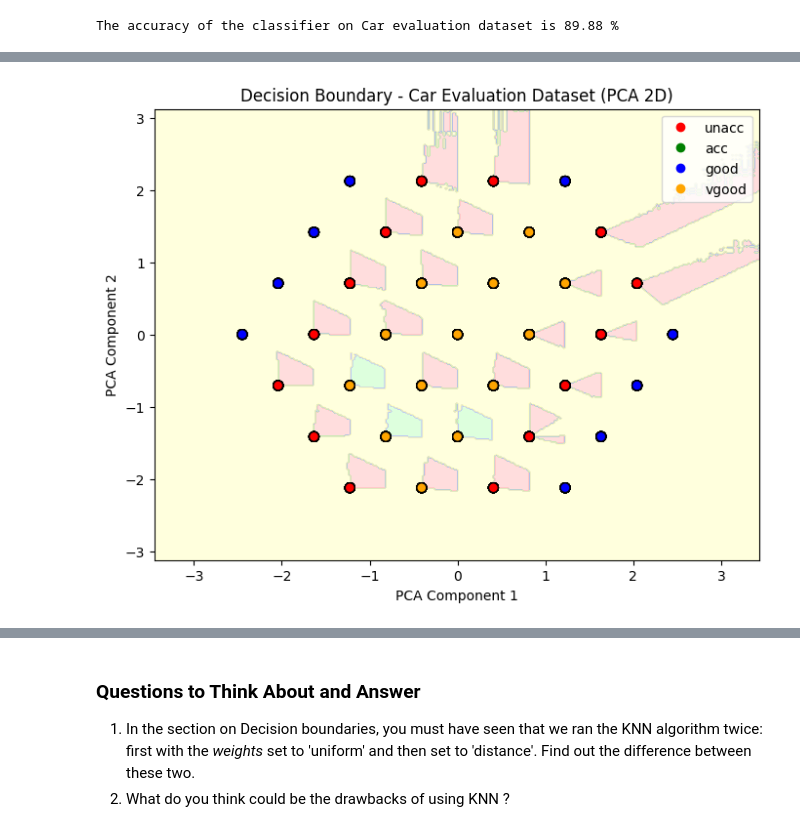
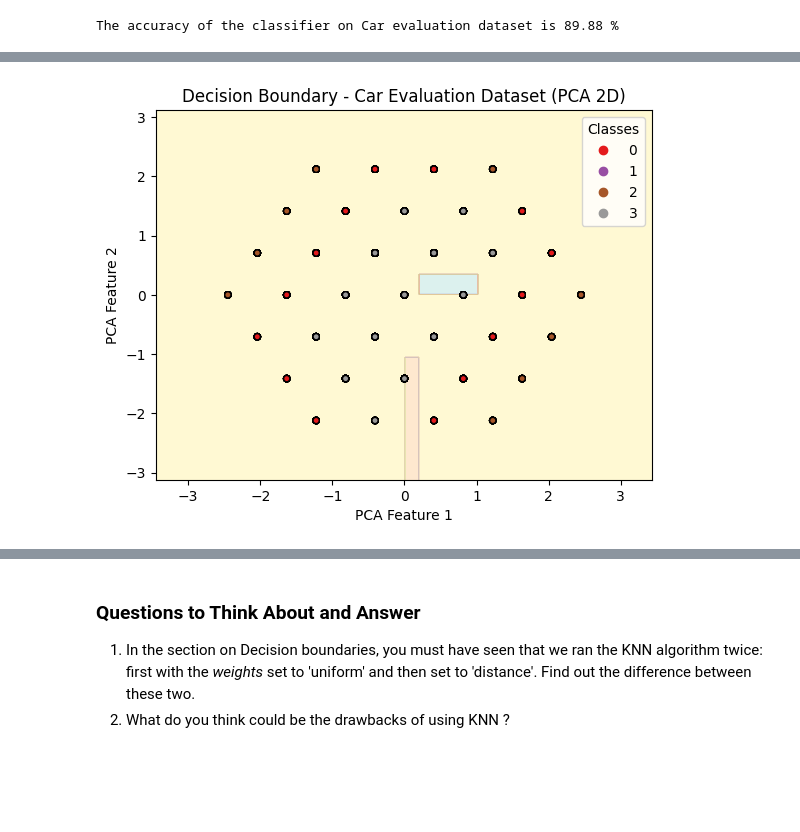
Before and after one commit to GnanaTrishala/IIITHYDERABAD_AIML_COURSE, a Jupyter notebook: Copy_of_AIML_Module_3_Lab_3_Implementing_KNN_from_scratch_and_visualize_Algorithm_performance.ipynb, the cells around one changed output, grey strips where cells are left out. Drawn from its saved outputs; the diff is of its cells as text; code cells hidden in the pictures; blank space fills up the shorter version.

```diff
--- a/Copy_of_AIML_Module_3_Lab_3_Implementing_KNN_from_scratch_and_visualize_Algorithm_performance.ipynb
+++ b/Copy_of_AIML_Module_3_Lab_3_Implementing_KNN_from_scratch_and_visualize_Algorithm_performance.ipynb
@@ -829,44 +866,53 @@ weighted avg       0.87      0.88      0.87       346
 # %%
 ## TASK-5
 ## Plot the Decision boundary diagram for the classifier of the Car evaluation dataset
+import pandas as pd
+import matplotlib.pyplot as plt
+from sklearn.model_selection import train_test_split
+from sklearn.preprocessing import LabelEncoder
+from sklearn.tree import DecisionTreeClassifier
+from sklearn.decomposition import PCA
 import numpy as np
-import matplotlib.pyplot as plt
-from sklearn.decomposition import PCA
-from matplotlib.colors import ListedColormap
 
-# --- Reduce to 2D for visualization ---
+# Load dataset
+car_df = pd.read_csv('car_evaluation.csv')
+
+# Features and target
+X = car_df.iloc[:, :-1]
+y = car_df.iloc[:, -1]
+
+# Encode categorical data
+le = LabelEncoder()
+for col in X.columns:
+    X[col] = le.fit_transform(X[col])
+y = LabelEncoder().fit_transform(y)
+
+# Reduce dimensions to 2D using PCA
 pca = PCA(n_components=2)
-X_reduced = pca.fit_transform(X)
+X_pca = pca.fit_transform(X)
 
-# --- Train the same KNN classifier ---
-knn.fit(X_reduced, y)
+# Train-test split
+X_train, X_test, y_train, y_test = train_test_split(X_pca, y, test_size=0.3, random_state=42)
 
-# --- Meshgrid for plotting ---
-h = 0.02  # step size
-x_min, x_max = X_reduced[:, 0].min() - 1, X_reduced[:, 0].max() + 1
-y_min, y_max = X_reduced[:, 1].min() - 1, X_reduced[:, 1].max() + 1
-xx, yy = np.meshgrid(np.arange(x_min, x_max, h),
-                     np.arange(y_min, y_max, h))
+# Train Decision Tree model
+model = DecisionTreeClassifier()
+model.fit(X_train, y_train)
 
-# --- Predict for each mesh point ---
-Z = knn.predict(np.c_[xx.ravel(), yy.ravel()])
+# Plot decision boundary
+x_min, x_max = X_pca[:, 0].min() - 1, X_pca[:, 0].max() + 1
+y_min, y_max = X_pca[:, 1].min() - 1, X_pca[:, 1].max() + 1
+xx, yy = np.meshgrid(np.arange(x_min, x_max, 0.02),
+                     np.arange(y_min, y_max, 0.02))
+
+Z = model.predict(np.c_[xx.ravel(), yy.ravel()])
 Z = Z.reshape(xx.shape)
 
-# --- Plot ---
-cmap_light = ListedColormap(['#FFAAAA', '#AAFFAA', '#AAAAFF', '#FFFFAA'])
-cmap_bold = ListedColormap(['red', 'green', 'blue', 'orange'])
+plt.contourf(xx, yy, Z, alpha=0.3, cmap=plt.cm.Set3)
+scatter = plt.scatter(X_pca[:, 0], X_pca[:, 1], c=y, s=20, cmap=plt.cm.Set1, edgecolor='k')
 
-plt.figure(figsize=(8, 6))
-plt.contourf(xx, yy, Z, cmap=cmap_light, alpha=0.4)
-
-# Plot training points
-scatter = plt.scatter(X_reduced[:, 0], X_reduced[:, 1], c=y, cmap=cmap_bold, edgecolor='k', s=50)
-
-# Legend with unique classes
-plt.legend(handles=scatter.legend_elements()[0],
-           labels=['unacc', 'acc', 'good', 'vgood'])
-plt.xlabel("PCA Component 1")
-plt.ylabel("PCA Component 2")
+plt.xlabel("PCA Feature 1")
+plt.ylabel("PCA Feature 2")
 plt.title("Decision Boundary - Car Evaluation Dataset (PCA 2D)")
+plt.legend(*scatter.legend_elements(), title="Classes")
 plt.show()
 # %% [output]
@@ -873,4 +936,4 @@ plt.show()
-[figure, old version]
+[figure, new version]
 # %%
 ## TASK-6
 ## Plot the Voronoi diagram for the classifier of the Car evaluation dataset
```
Also changed, not shown: parts of 19 cells of this notebook.
